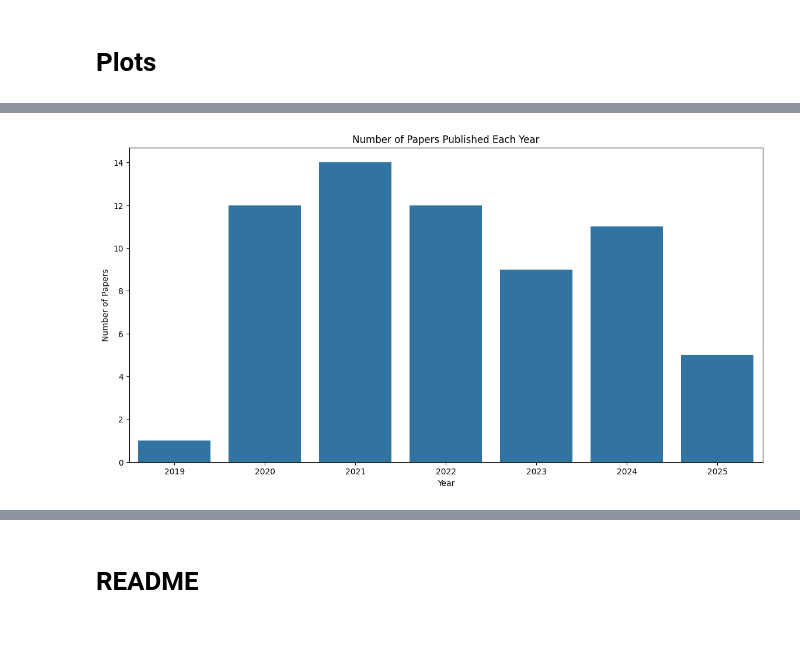
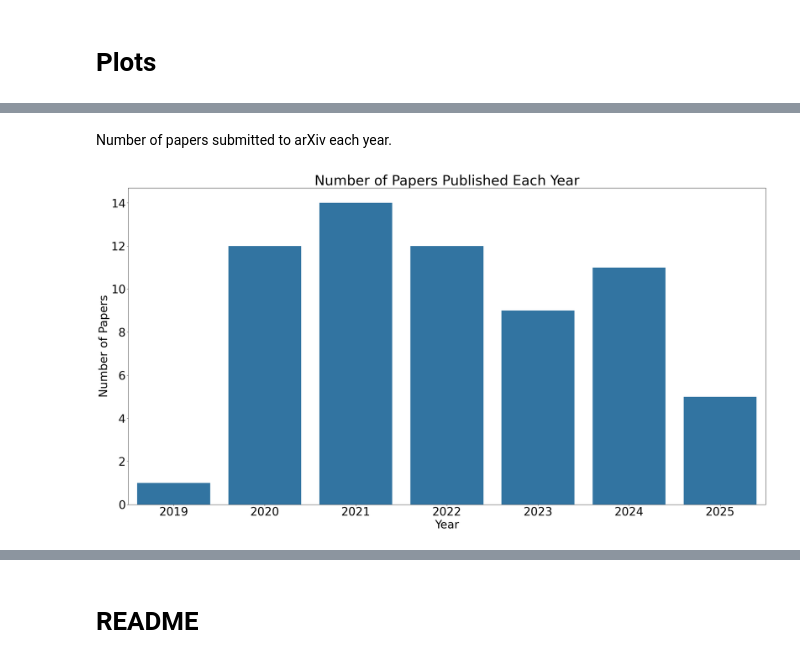
Before and after one commit to RamtinMoslemi/Catastrophic-Overfitting-Papers, a Jupyter notebook: CO_Papers.ipynb, the cells around one changed output, grey strips where cells are left out. Cells and saved outputs as stored; diff of their text form; code cells hidden in the pictures; blank space fills up the shorter version.

```diff
--- a/CO_Papers.ipynb
+++ b/CO_Papers.ipynb
@@ -145,16 +177,19 @@ df
+# %% [markdown]
+Number of papers submitted to arXiv each year.
 # %%
 # Group by Year and count the number of papers
 monthly_counts = df.groupby(['Year'], observed=False).size().reset_index(name='Counts')
 
 # Create the plot
-plt.figure(figsize=(14, 7))
+plt.rcParams.update({'font.size': 32})
+plt.figure(figsize=(32, 16))
 
 sns.barplot(data=monthly_counts, x='Year', y='Counts')
 
 plt.title('Number of Papers Published Each Year')
 plt.xlabel('Year')
 plt.ylabel('Number of Papers')
-plt.savefig('paper_by_year.svg')
+plt.savefig('paper_by_year.svg', bbox_inches='tight')
 plt.show()
 # %% [output]
-[figure, old version]
+[figure, new version]
```
Also changed, not shown: parts of 8 cells of this notebook, 5 other files.
